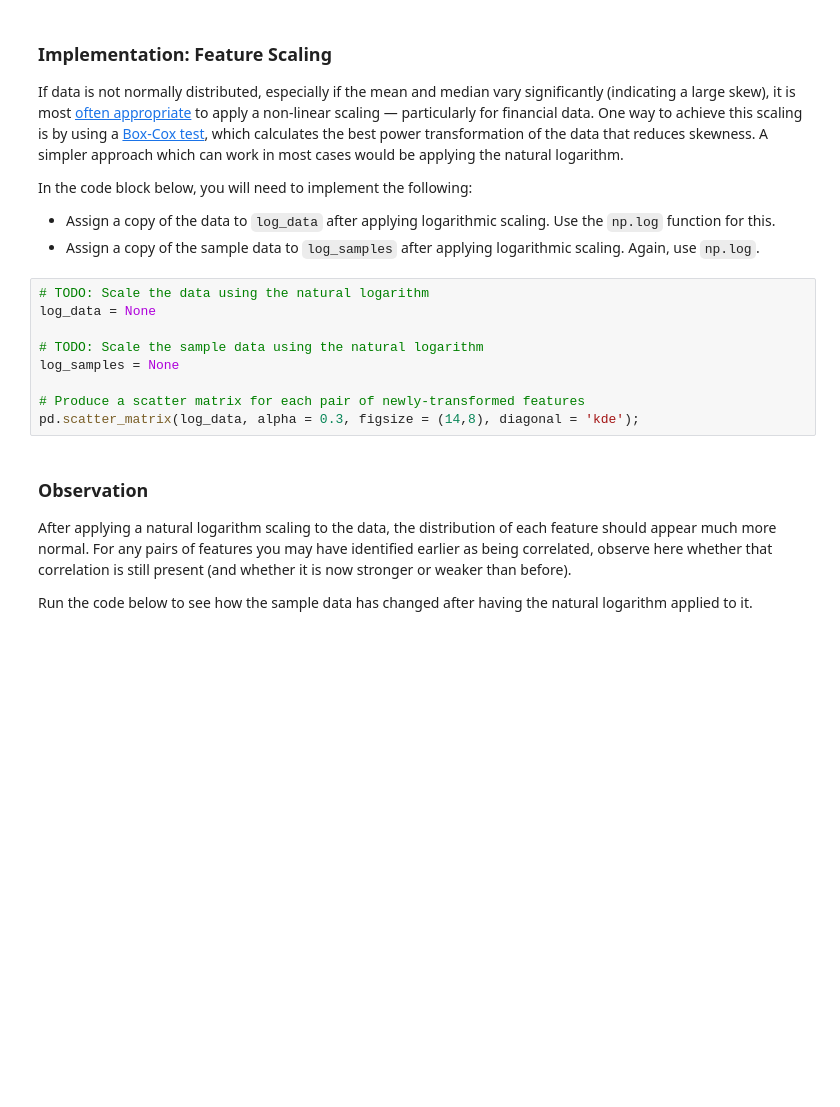
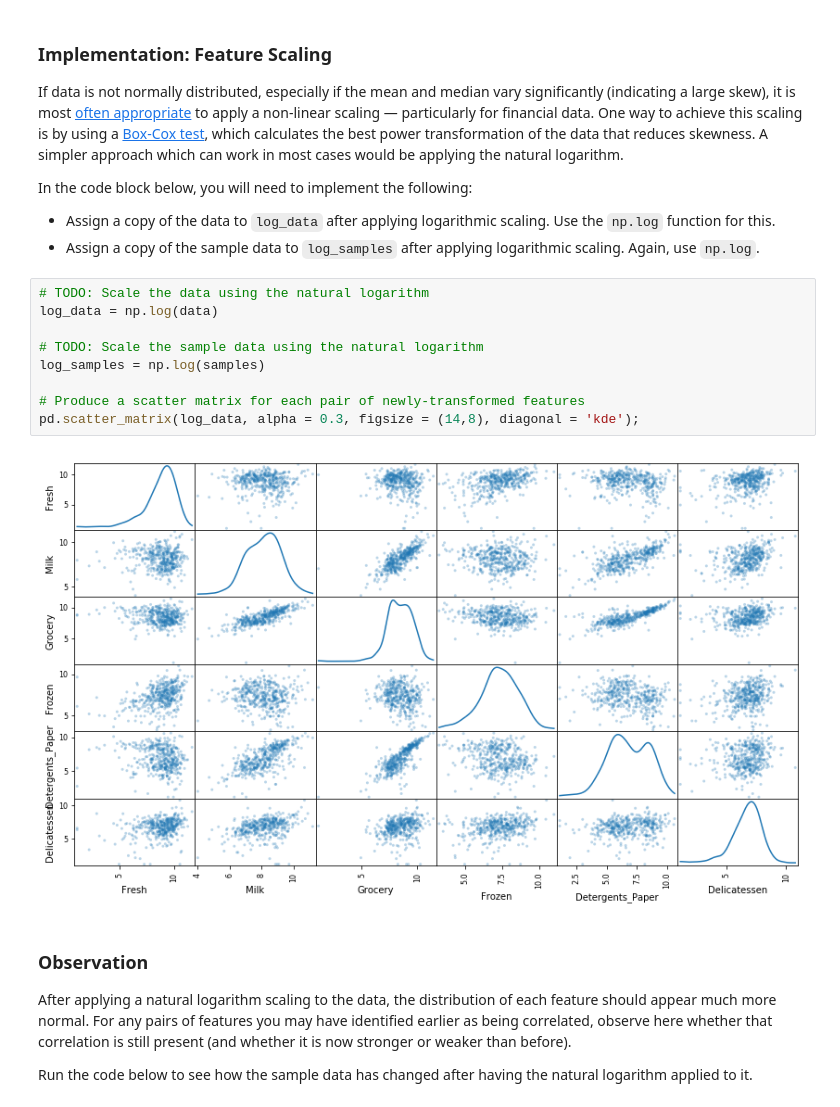
Before and after one commit to amin-amirali/udacity-ml, a Jupyter notebook: customer_segments/customer_segments.ipynb, the cells around one changed output. Cells and saved outputs as stored; diff of their text form; blank space fills up the shorter version.

```diff
--- a/customer_segments/customer_segments.ipynb
+++ b/customer_segments/customer_segments.ipynb
@@ -170,13 +187,15 @@ In the code block below, you will need to implement the following:
  - Assign a copy of the sample data to `log_samples` after applying logarithmic scaling. Again, use `np.log`.
 # %%
 # TODO: Scale the data using the natural logarithm
-log_data = None
+log_data = np.log(data)
 
 # TODO: Scale the sample data using the natural logarithm
-log_samples = None
+log_samples = np.log(samples)
 
 # Produce a scatter matrix for each pair of newly-transformed features
 pd.scatter_matrix(log_data, alpha = 0.3, figsize = (14,8), diagonal = 'kde');
+# %% [output]
+[figure, added]
 # %% [markdown]
 ### Observation
 After applying a natural logarithm scaling to the data, the distribution of each feature should appear much more normal. For any pairs of features you may have identified earlier as being correlated, observe here whether that correlation is still present (and whether it is now stronger or weaker than before).
```
Also changed, not shown: parts of 10 cells of this notebook.
